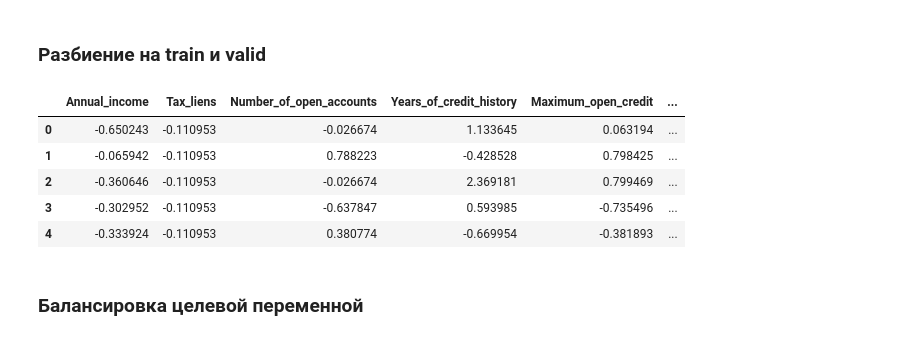
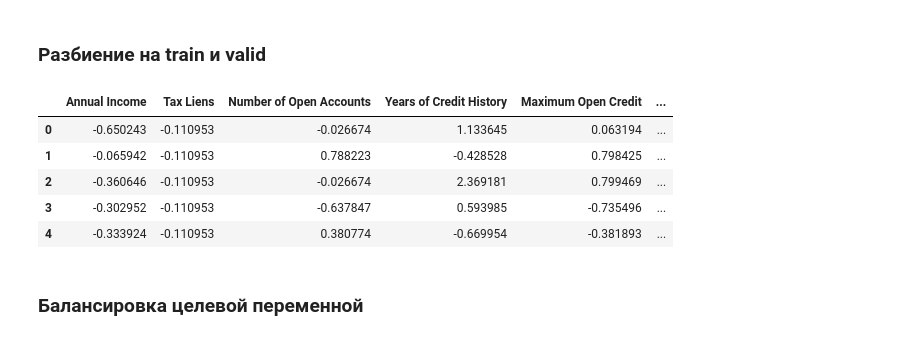
Before and after one commit to AntonyVasilev/Libs_for_DS_additional, a Jupyter notebook: draft_notebook.ipynb, the cells around one changed output. Cells and saved outputs as stored; diff of their text form; code cells hidden in the pictures.

```diff
--- a/draft_notebook.ipynb
+++ b/draft_notebook.ipynb
@@ -522,9 +502,8 @@ df_base.head()
 | 3 | Own Home | 805068.0 | 6 years | 0.0 | 8.0 | ... |
 | 4 | Rent | 776264.0 | 8 years | 0.0 | 13.0 | ... |
 # %%
-df_base.rename(columns=NEW_NAMES, inplace=True)
-TARGET_NAME = 'Credit_default'
-BASE_FEATURE_NAMES = df_base.columns.drop(['Months since last delinquent', 'Credit_default']).tolist()
+TARGET_NAME = 'Credit Default'
+BASE_FEATURE_NAMES = df_base.columns.drop(['Months since last delinquent', 'Credit Default']).tolist()
 NEW_FEATURE_NAMES = df.columns.drop([TARGET_NAME] + BASE_FEATURE_NAMES).tolist()
 # %% [markdown]
 ### Анализ целевой переменной
@@ -867,15 +894,15 @@ with open(SCALER_FILE_PATH, 'wb') as file:
 # %%
 X = df[SELECTED_FEATURE_NAMES]
 y = df[TARGET_NAME]
-# %%
-X.rename({'Years_in_current_job_10+ years': 'Years_in_current_job_10_years',
-                 'Years_in_current_job_< 1 year': 'Years_in_current_job_0_year'}, axis=1, inplace=True)
-X.head()
-# %% [output]
-|  | Annual_income | Tax_liens | Number_of_open_accounts | Years_of_credit_history | Maximum_open_credit | ... |
-| 0 | -0.650243 | -0.110953 | -0.026674 | 1.133645 | 0.063194 | ... |
-| 1 | -0.065942 | -0.110953 | 0.788223 | -0.428528 | 0.798425 | ... |
-| 2 | -0.360646 | -0.110953 | -0.026674 | 2.369181 | 0.799469 | ... |
-| 3 | -0.302952 | -0.110953 | -0.637847 | 0.593985 | -0.735496 | ... |
-| 4 | -0.333924 | -0.110953 | 0.380774 | -0.669954 | -0.381893 | ... |
+# %%
+# Переименовываю признаки, чтобы избежать ошибки при работе XGBoost
+X.rename({'Years in current job_< 1 year': 'Years in current job_1- year'}, axis=1, inplace=True)
+X.head()
+# %% [output]
+|  | Annual Income | Tax Liens | Number of Open Accounts | Years of Credit History | Maximum Open Credit | ... |
+| 0 | -0.650243 | -0.110953 | -0.026674 | 1.133645 | 0.063194 | ... |
+| 1 | -0.065942 | -0.110953 | 0.788223 | -0.428528 | 0.798425 | ... |
+| 2 | -0.360646 | -0.110953 | -0.026674 | 2.369181 | 0.799469 | ... |
+| 3 | -0.302952 | -0.110953 | -0.637847 | 0.593985 | -0.735496 | ... |
+| 4 | -0.333924 | -0.110953 | 0.380774 | -0.669954 | -0.381893 | ... |
 # %%
```
Also changed, not shown: parts of 62 cells of this notebook, 8 other files.
